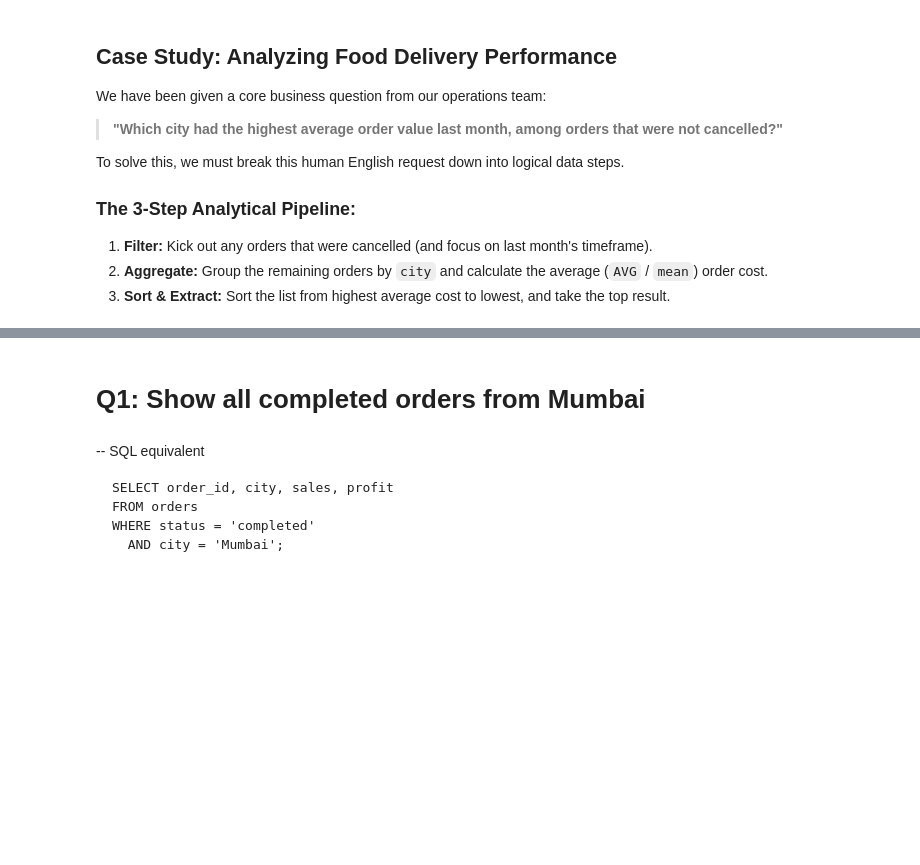
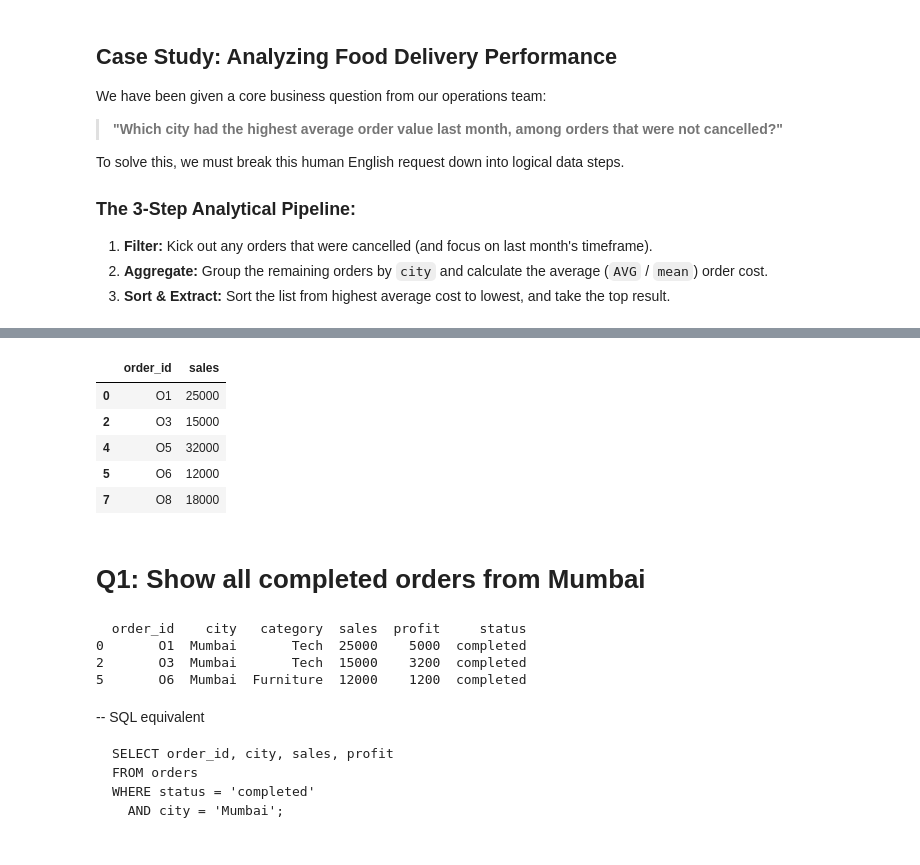
Before and after one commit to arunnivas85/AL_ML, a Jupyter notebook: L11_Live_Coding.ipynb, the cells around one changed output, grey strips where cells are left out. Cells and saved outputs as stored; diff of their text form; code cells hidden in the pictures; blank space fills up the shorter version.

```diff
--- a/L11_Live_Coding.ipynb
+++ b/L11_Live_Coding.ipynb
@@ -31,13 +61,32 @@ df[['order_id', 'status', 'profit']]
 # %%
 df[df['sales'] > 10000][['order_id', 'sales']]
 
+
+df[df["sales"]>10000][["order_id","sales"]]
+
 # select order_id, sales from data where sales > 10000
+# %% [output]
+|  | order_id | sales |
+| 0 | O1 | 25000 |
+| 2 | O3 | 15000 |
+| 4 | O5 | 32000 |
+| 5 | O6 | 12000 |
+| 7 | O8 | 18000 |
 # %% [markdown]
 # Q1: Show all completed orders from Mumbai
 # %%
 # Pandas
-result = df[(df['status'] == 'completed') & (df['city'] == 'Mumbai')]
-print(result[['order_id','city','sales','profit']])
+#result = df[(df['status'] == 'completed') & (df['city'] == 'Mumbai')]
+#print(result[['order_id','city','sales','profit']])
+
+
+result=df[ (df["status"]=='completed') & (df["city"]=="Mumbai")]
+print(result)
+# %% [output]
+  order_id    city   category  sales  profit     status
+0       O1  Mumbai       Tech  25000    5000  completed
+2       O3  Mumbai       Tech  15000    3200  completed
+5       O6  Mumbai  Furniture  12000    1200  completed
 # %% [markdown]
 -- SQL equivalent
 
```
Also changed, not shown: parts of 35 cells of this notebook.
